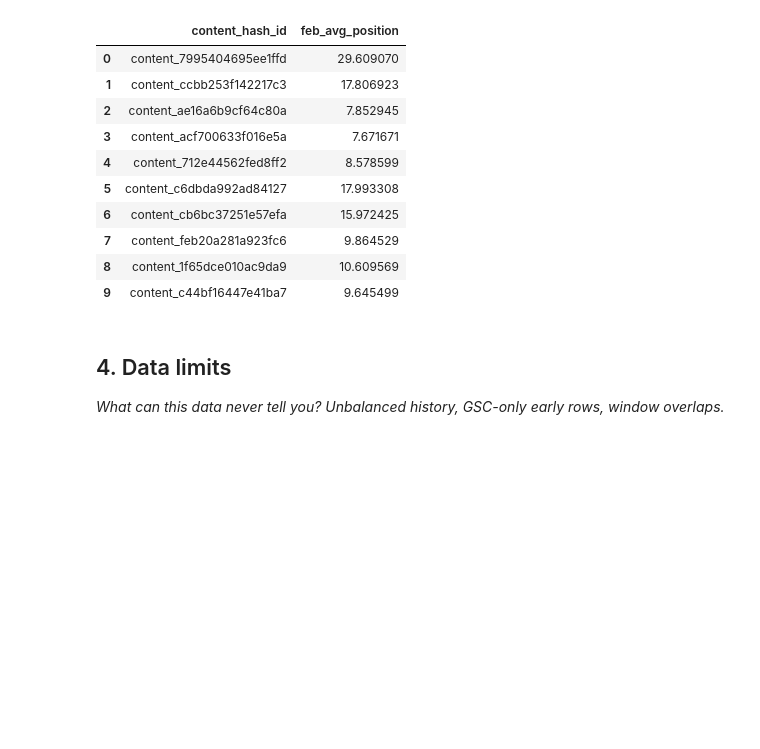
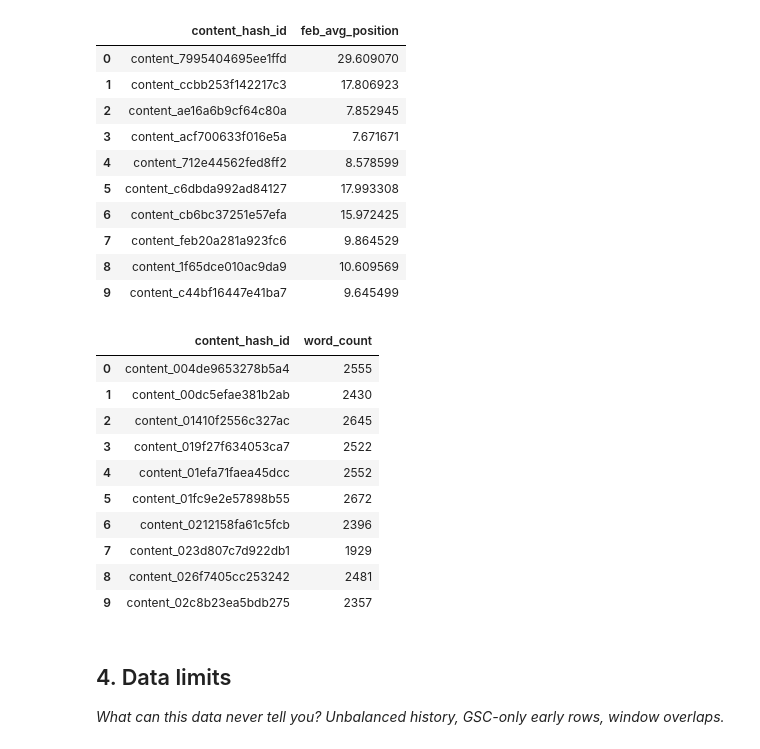
Before and after one commit to fatima12aa/fa-ml, a Jupyter notebook: work/notebooks/w03_data_contract.ipynb, the cells around one changed output. Drawn from its saved outputs; the diff is of its cells as text; code cells hidden in the pictures; blank space fills up the shorter version.

```diff
--- a/work/notebooks/w03_data_contract.ipynb
+++ b/work/notebooks/w03_data_contract.ipynb
@@ -406,6 +406,46 @@ feb_position.head(10)
 | 7 | content_feb20a281a923fc6 | 9.864529 |
 | 8 | content_1f65dce010ac9da9 | 10.609569 |
 | 9 | content_c44bf16447e41ba7 | 9.645499 |
+# %%
+# ============================================================
+# FEATURE 4: Word count, per page (static, from dim_content)
+# ------------------------------------------------------------
+# Unlike Features 1-3, this comes from dim_content, not fact_daily --
+# it's a STATIC characteristic of the page itself, not a daily-changing
+# traffic number. It doesn't vary day-to-day for a single page, but it
+# DOES vary across different pages -- e.g. short pages (low word_count)
+# might be more prone to decline than long, thorough ones. That
+# across-page variation is what gives the model real signal to learn from.
+#
+# No GSC/GA4 availability issue here -- dim_content isn't tied to daily
+# tracking, so this is present for essentially every page.
+#
+# Available when: word_count is set whenever the page is created/updated
+# -- as long as we only use its value AS OF a point before March (and the
+# page isn't being actively rewritten during our prediction window), this
+# is safe. Assumption stated openly: we assume word_count didn't change
+# meaningfully between whenever it was last set and March.
+# ============================================================
+content_features = con.sql(f"""
+    SELECT
+        content_hash_id,
+        word_count
+    FROM {TABLES['dim_content']}
+""").df()
+
+content_features.head(10)
+# %% [output]
+|  | content_hash_id | word_count |
+| 0 | content_004de9653278b5a4 | 2555 |
+| 1 | content_00dc5efae381b2ab | 2430 |
+| 2 | content_01410f2556c327ac | 2645 |
+| 3 | content_019f27f634053ca7 | 2522 |
+| 4 | content_01efa71faea45dcc | 2552 |
+| 5 | content_01fc9e2e57898b55 | 2672 |
+| 6 | content_0212158fa61c5fcb | 2396 |
+| 7 | content_023d807c7d922db1 | 1929 |
+| 8 | content_026f7405cc253242 | 2481 |
+| 9 | content_02c8b23ea5bdb275 | 2357 |
 # %% [markdown]
 ## 4. Data limits
 
```
